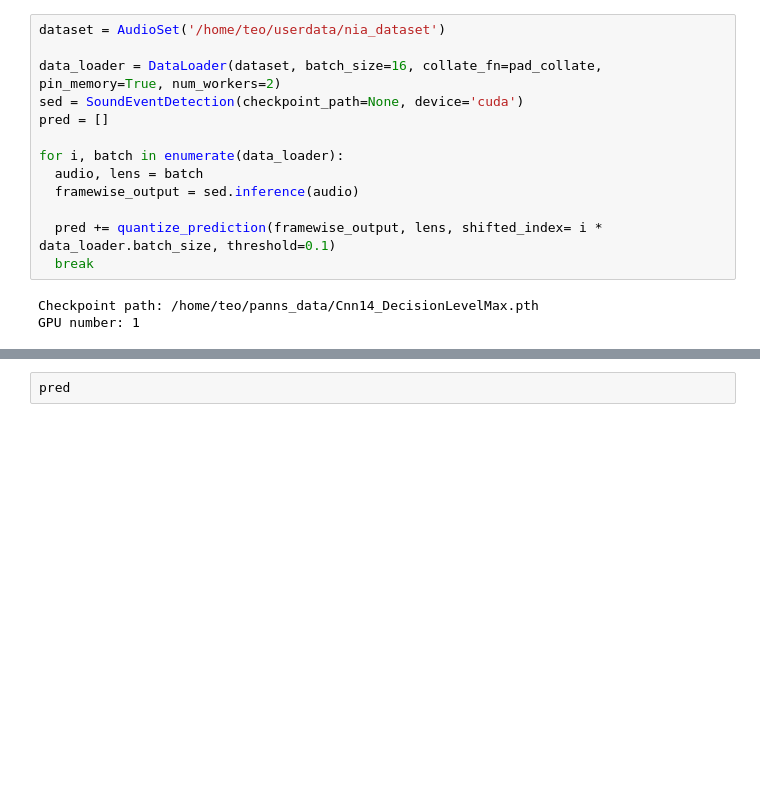
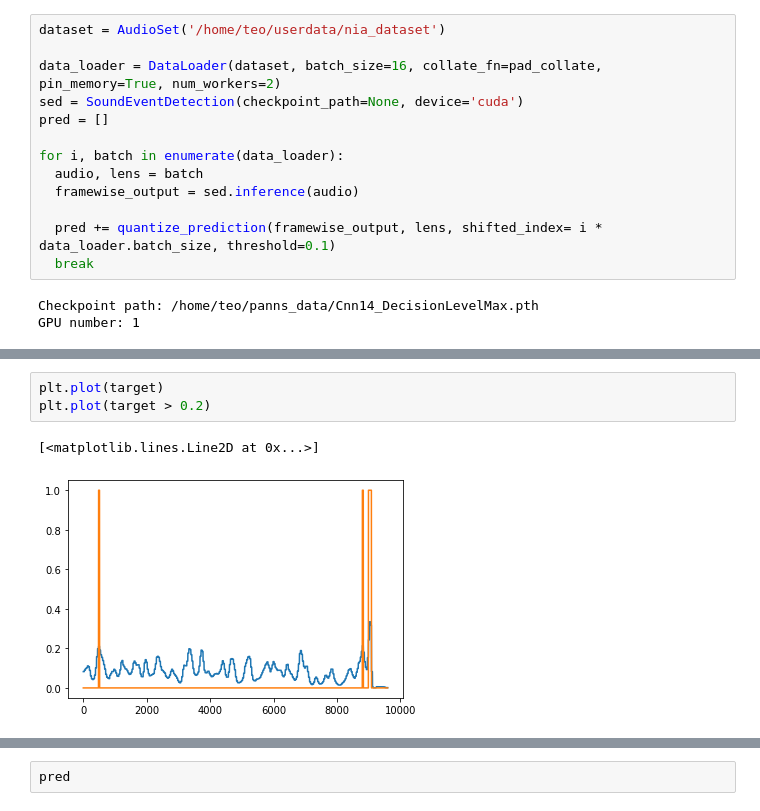
Before and after one commit to daewoung/nia-sound-event, a Jupyter notebook: sed.ipynb, the cells around one changed output, grey strips where cells are left out. Saved outputs shown, nothing was run; the diff lists cells and outputs as text; blank space fills up the shorter version.

```diff
--- a/sed.ipynb
+++ b/sed.ipynb
@@ -243,0 +293,6 @@ GPU number: 1
+# %%
+plt.plot(target)
+plt.plot(target > 0.2)
+# %% [output]
+[<matplotlib.lines.Line2D at 0x...>]
+[figure, added]
```
Also changed, not shown: parts of 9 cells of this notebook, 5 other files.
